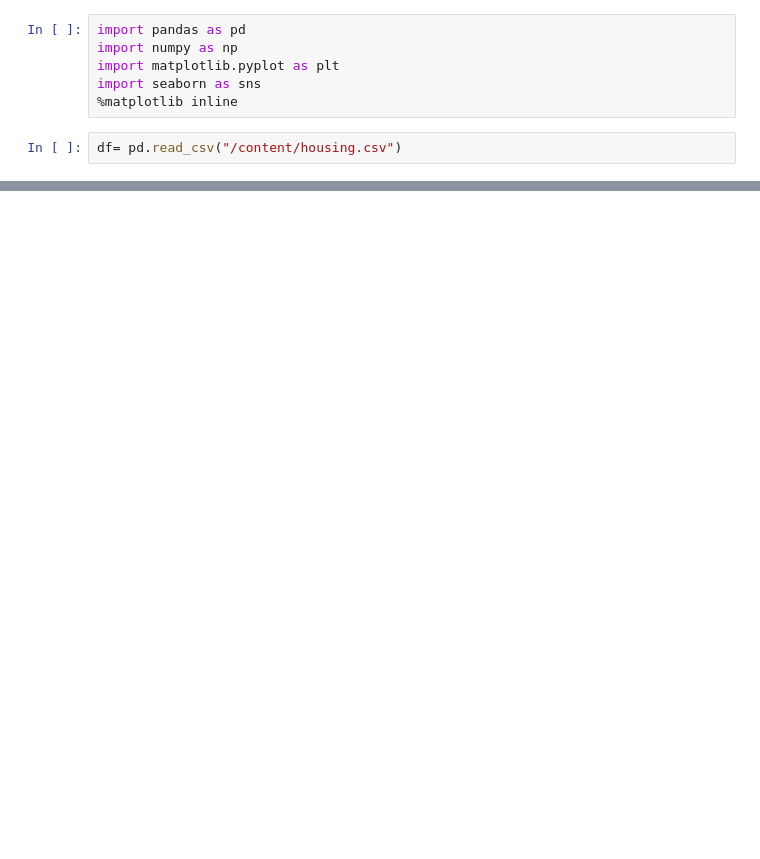
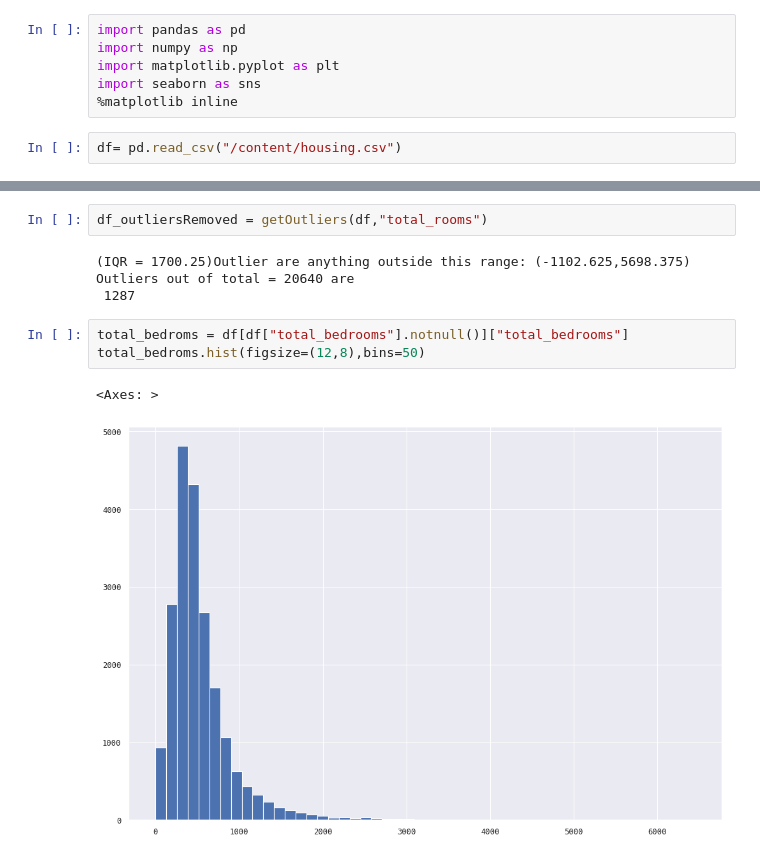
Before and after one commit to gplinkage/Data-Science-ML-AI, a Jupyter notebook: Projects/California_Housing_Prices_Project.ipynb, the cells around one changed output, grey strips where cells are left out. Cells and saved outputs as stored; diff of their text form; blank space fills up the shorter version.

```diff
--- a/Projects/California_Housing_Prices_Project.ipynb
+++ b/Projects/California_Housing_Prices_Project.ipynb
@@ -175,0 +142,12 @@ Epoch 25/25
+# %%
+df_outliersRemoved = getOutliers(df,"total_rooms")
+# %% [output]
+(IQR = 1700.25)Outlier are anything outside this range: (-1102.625,5698.375)
+Outliers out of total = 20640 are
+ 1287
+# %%
+total_bedroms = df[df["total_bedrooms"].notnull()]["total_bedrooms"]
+total_bedroms.hist(figsize=(12,8),bins=50)
+# %% [output]
+<Axes: >
+[figure, added]
```
Also changed, not shown: parts of 44 cells of this notebook.
